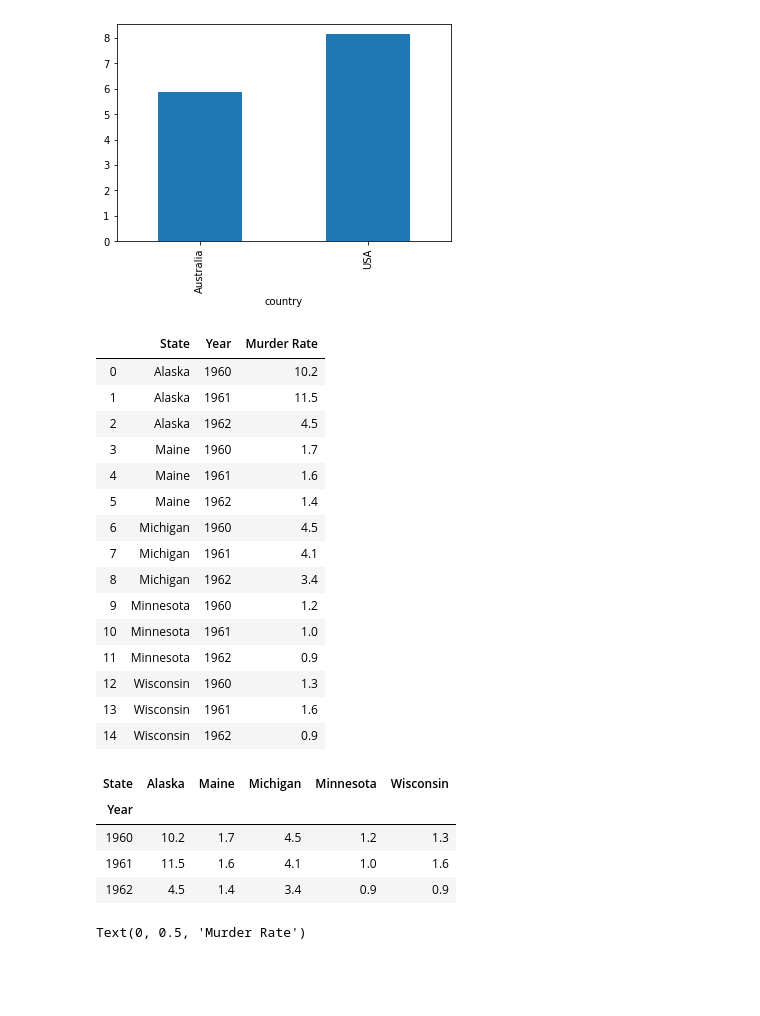
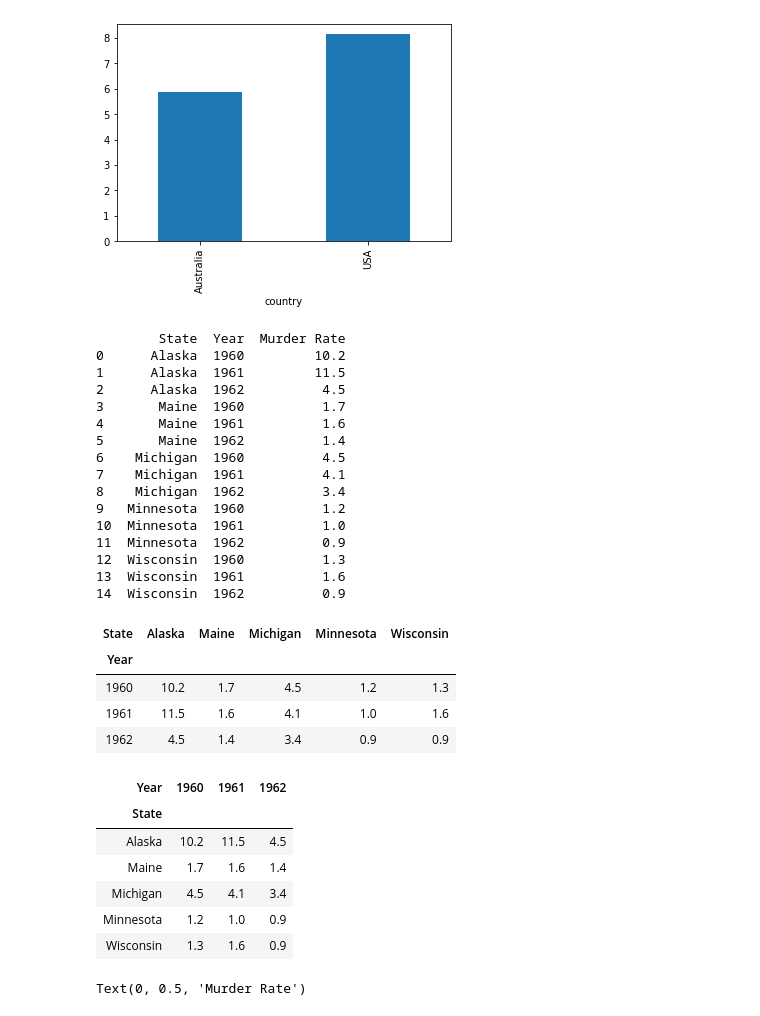
Before and after one commit to vijeeshtp/pandas1, a Jupyter notebook: Untitled.ipynb, the cells around one changed output. Cells and saved outputs as stored; diff of their text form; code cells hidden in the pictures; blank space fills up the shorter version.

```diff
--- a/Untitled.ipynb
+++ b/Untitled.ipynb
@@ -1219,26 +1310,26 @@ control_1960_to_1962 = pd.DataFrame({
     'Murder Rate': [10.2, 11.5, 4.5, 1.7, 1.6, 1.4, 4.5, 4.1, 3.4, 1.2, 1.0, .9, 1.3, 1.6, .9]
 })
 
+print (control_1960_to_1962)
+
 df = control_1960_to_1962.pivot(index='Year', columns='State', values='Murder Rate')
+# %% [output]
+        State  Year  Murder Rate
+0      Alaska  1960         10.2
+1      Alaska  1961         11.5
+2      Alaska  1962          4.5
+3       Maine  1960          1.7
+4       Maine  1961          1.6
+5       Maine  1962          1.4
+6    Michigan  1960          4.5
+7    Michigan  1961          4.1
+8    Michigan  1962          3.4
+9   Minnesota  1960          1.2
+10  Minnesota  1961          1.0
+11  Minnesota  1962          0.9
+12  Wisconsin  1960          1.3
+13  Wisconsin  1961          1.6
+14  Wisconsin  1962          0.9
-# %%
-control_1960_to_1962
-# %% [output]
-|  | State | Year | Murder Rate |
-| 0 | Alaska | 1960 | 10.2 |
-| 1 | Alaska | 1961 | 11.5 |
-| 2 | Alaska | 1962 | 4.5 |
-| 3 | Maine | 1960 | 1.7 |
-| 4 | Maine | 1961 | 1.6 |
-| 5 | Maine | 1962 | 1.4 |
-| 6 | Michigan | 1960 | 4.5 |
-| 7 | Michigan | 1961 | 4.1 |
-| 8 | Michigan | 1962 | 3.4 |
-| 9 | Minnesota | 1960 | 1.2 |
-| 10 | Minnesota | 1961 | 1.0 |
-| 11 | Minnesota | 1962 | 0.9 |
-| 12 | Wisconsin | 1960 | 1.3 |
-| 13 | Wisconsin | 1961 | 1.6 |
-| 14 | Wisconsin | 1962 | 0.9 |
 # %%
 df
 # %% [output]
@@ -1247,6 +1338,16 @@ df
 | 1960 | 10.2 | 1.7 | 4.5 | 1.2 | 1.3 |
 | 1961 | 11.5 | 1.6 | 4.1 | 1.0 | 1.6 |
 | 1962 | 4.5 | 1.4 | 3.4 | 0.9 | 0.9 |
+# %%
+df.T
+# %% [output]
+| Year | 1960 | 1961 | 1962 |
+| State |  |  |  |
+| Alaska | 10.2 | 11.5 | 4.5 |
+| Maine | 1.7 | 1.6 | 1.4 |
+| Michigan | 4.5 | 4.1 | 3.4 |
+| Minnesota | 1.2 | 1.0 | 0.9 |
+| Wisconsin | 1.3 | 1.6 | 0.9 |
 # %%
 ax = df.plot(xticks=df.index)
 ax.set_ylabel('Murder Rate')
```
Also changed, not shown: parts of 20 cells of this notebook, 1 other file.
